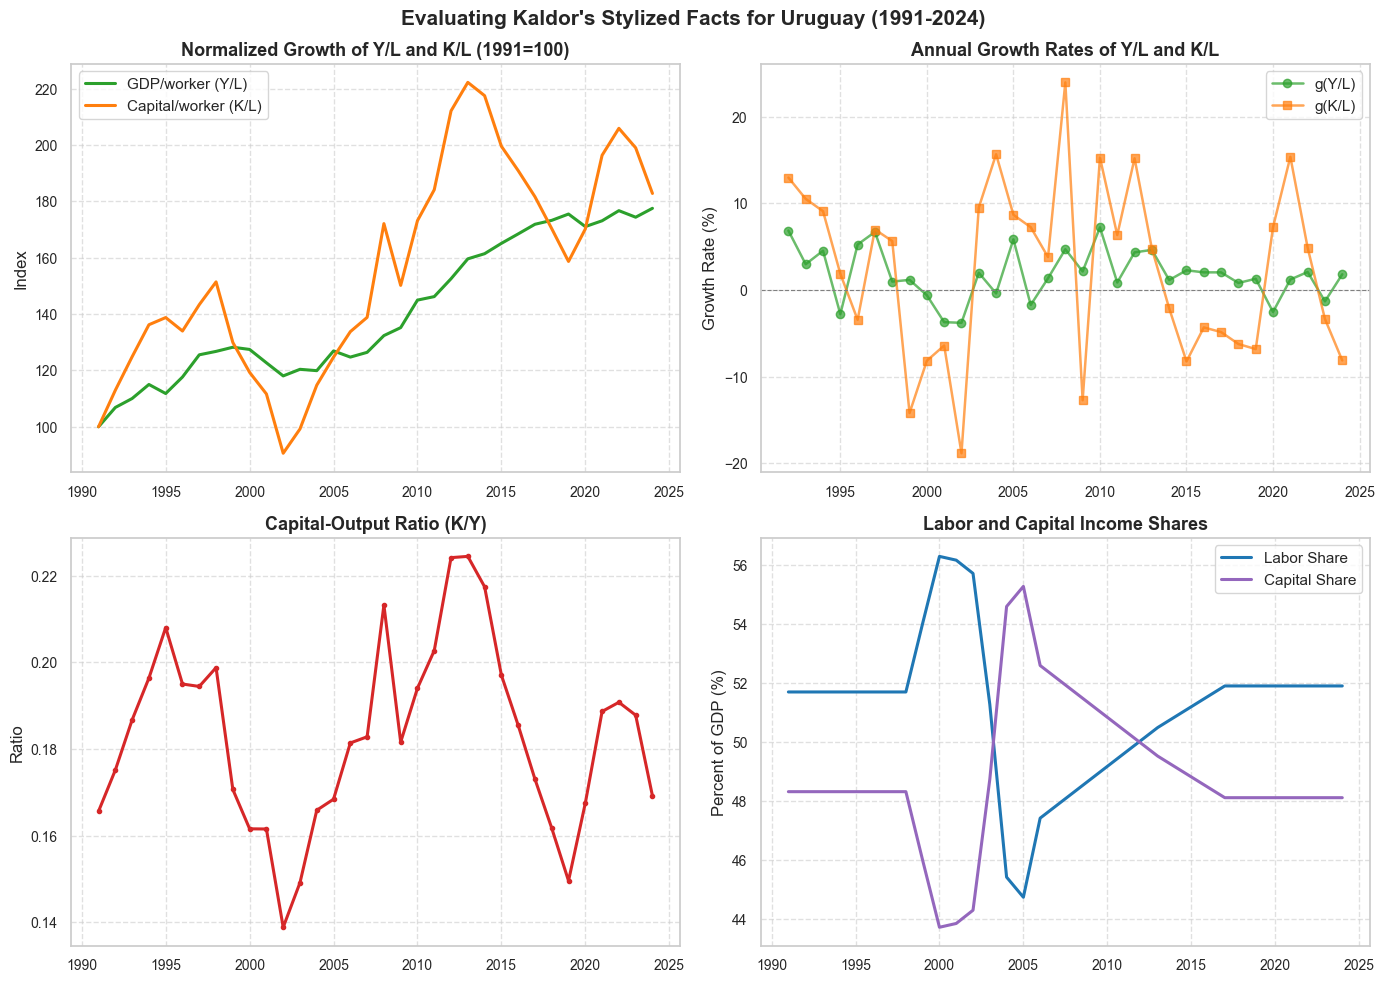
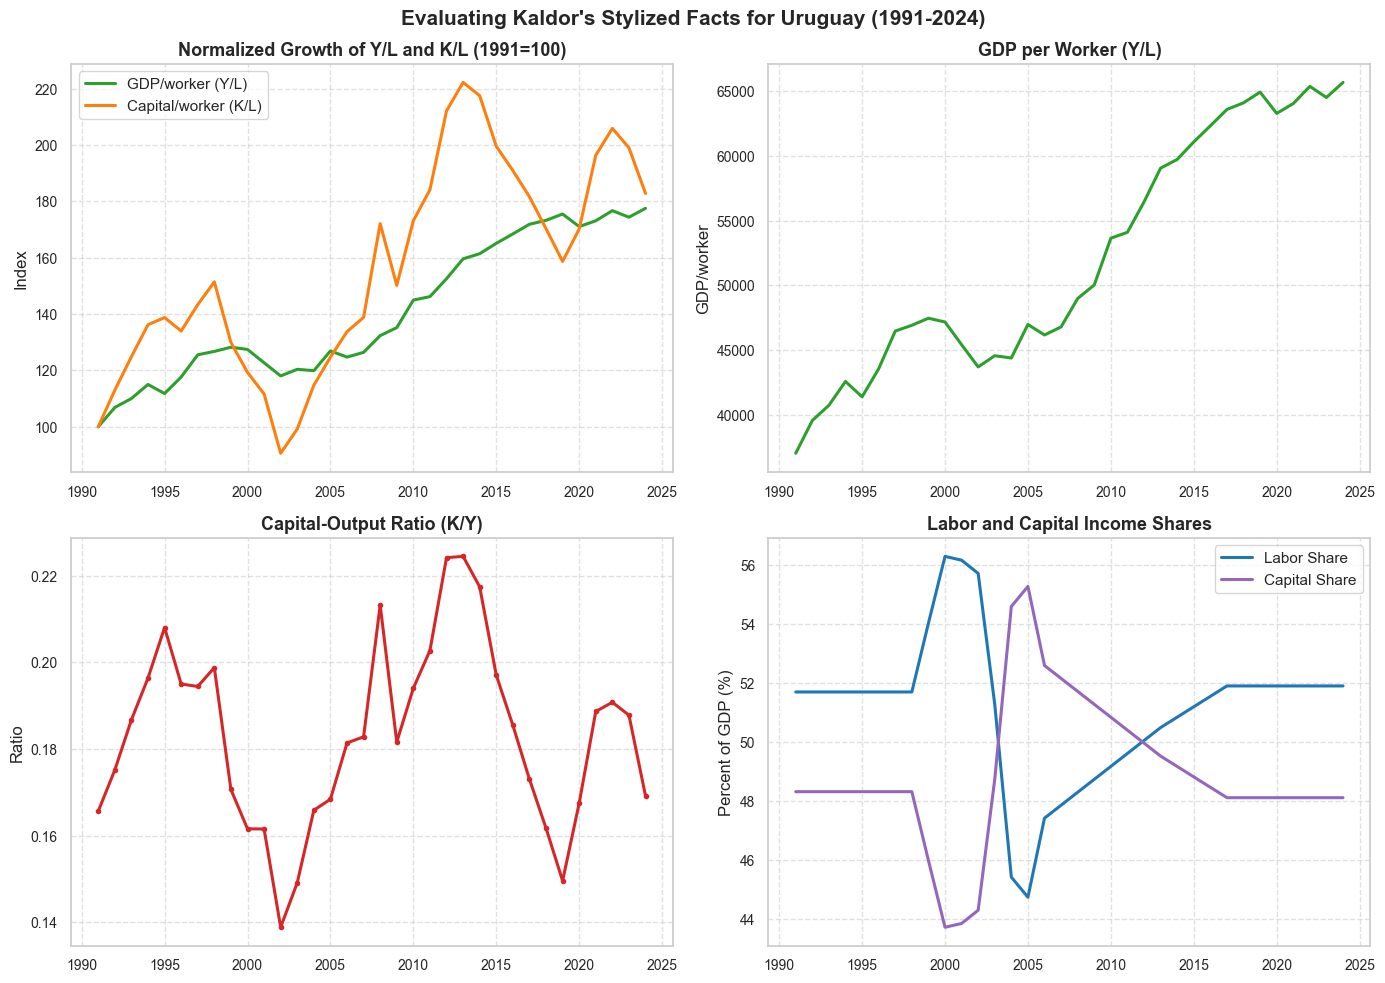
The change to this notebook cell's code, shown as a diff; its figure went from the first image to the second:
--- before
+++ after
@@ -10,14 +10,9 @@
 axs[0, 0].legend()
 
-# 2. Growth rates of Y/L and K/L
-g_y = df6['GDP/worker'].pct_change() * 100
-g_k = df6['Capital/worker'].pct_change() * 100
-axs[0, 1].plot(df6['Year'], g_y, label='g(Y/L)', color='#2ca02c', linewidth=1.8, marker='o', alpha=0.7)
-axs[0, 1].plot(df6['Year'], g_k, label='g(K/L)', color='#ff7f0e', linewidth=1.8, marker='s', alpha=0.7)
-axs[0, 1].axhline(0, color='gray', linestyle='--', linewidth=0.8)
-axs[0, 1].set_title('Annual Growth Rates of Y/L and K/L', fontweight='bold')
-axs[0, 1].set_ylabel('Growth Rate (%)')
+# 2. GDP/worker (simple line plot)
+axs[0, 1].plot(df6['Year'], df6['GDP/worker'], color='#2ca02c', linewidth=2.2)
+axs[0, 1].set_title('GDP per Worker (Y/L)', fontweight='bold')
+axs[0, 1].set_ylabel('GDP/worker')
 axs[0, 1].grid(True, linestyle='--', alpha=0.6)
-axs[0, 1].legend()
 
 # 3. Capital-Output Ratio

Commit: 2